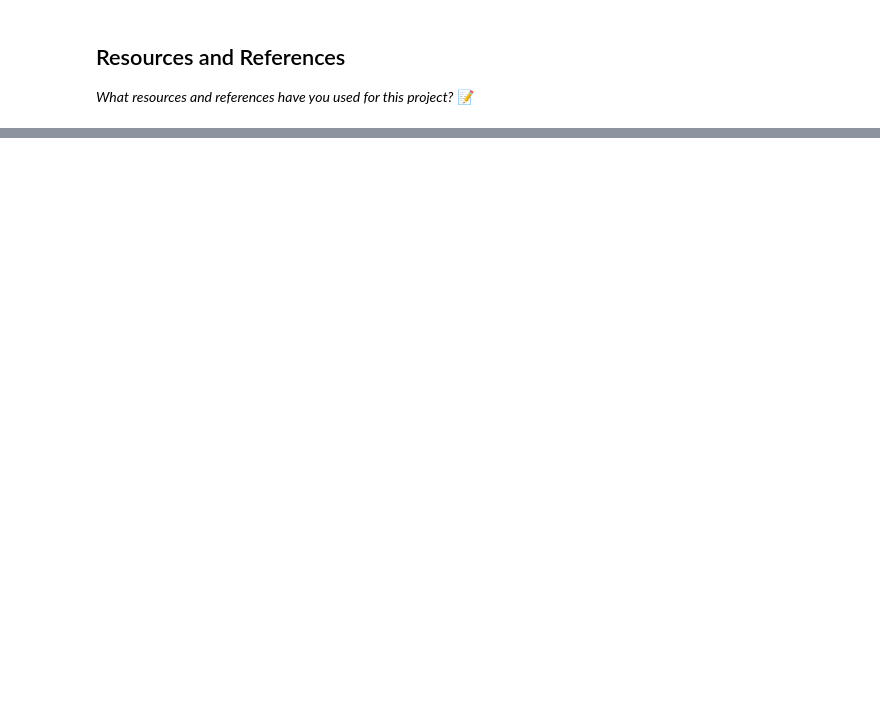
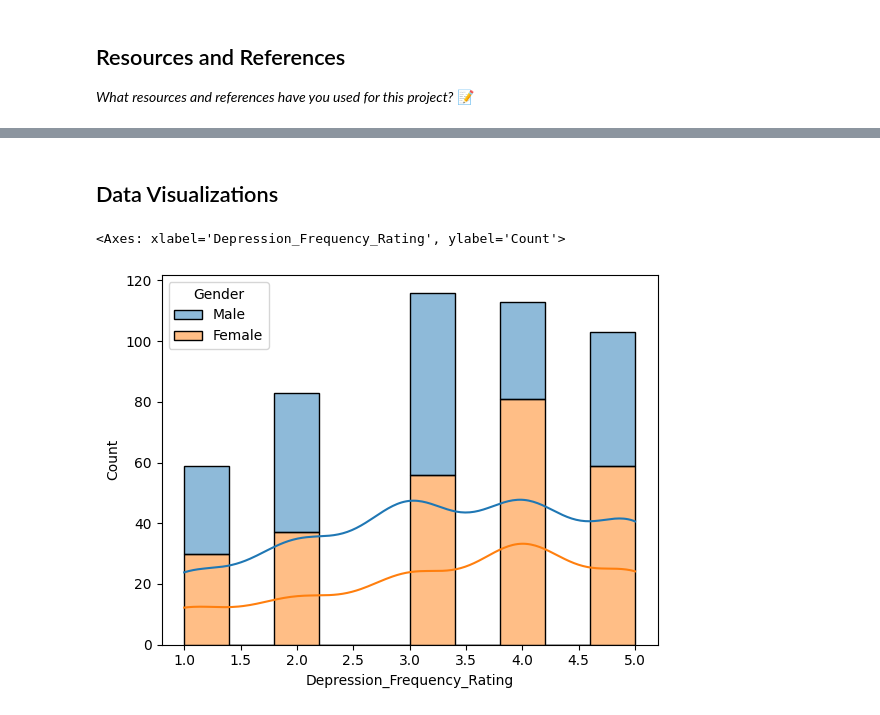
Before and after one commit to IT4063C001-Fall2025/final-project-seiberea, a Jupyter notebook: source.ipynb, the cells around one changed output, grey strips where cells are left out. Saved outputs shown, nothing was run; the diff lists cells and outputs as text; code cells hidden in the pictures; blank space fills up the shorter version.

```diff
--- a/source.ipynb
+++ b/source.ipynb
@@ -60,0 +197,9 @@ df = pd.read_excel("data_sources_standardized.xlsx")
+# %% [markdown]
+## Data Visualizations
+# %%
+# Histogram of Depression_Frequency_Rating grouped by Gender
+
+sns.histplot(data=filtered_df, x='Depression_Frequency_Rating', hue='Gender', kde=True, multiple='stack')
+# %% [output]
+<Axes: xlabel='Depression_Frequency_Rating', ylabel='Count'>
+[figure, added]
```
Also changed, not shown: parts of 19 cells of this notebook, 3 other files.
